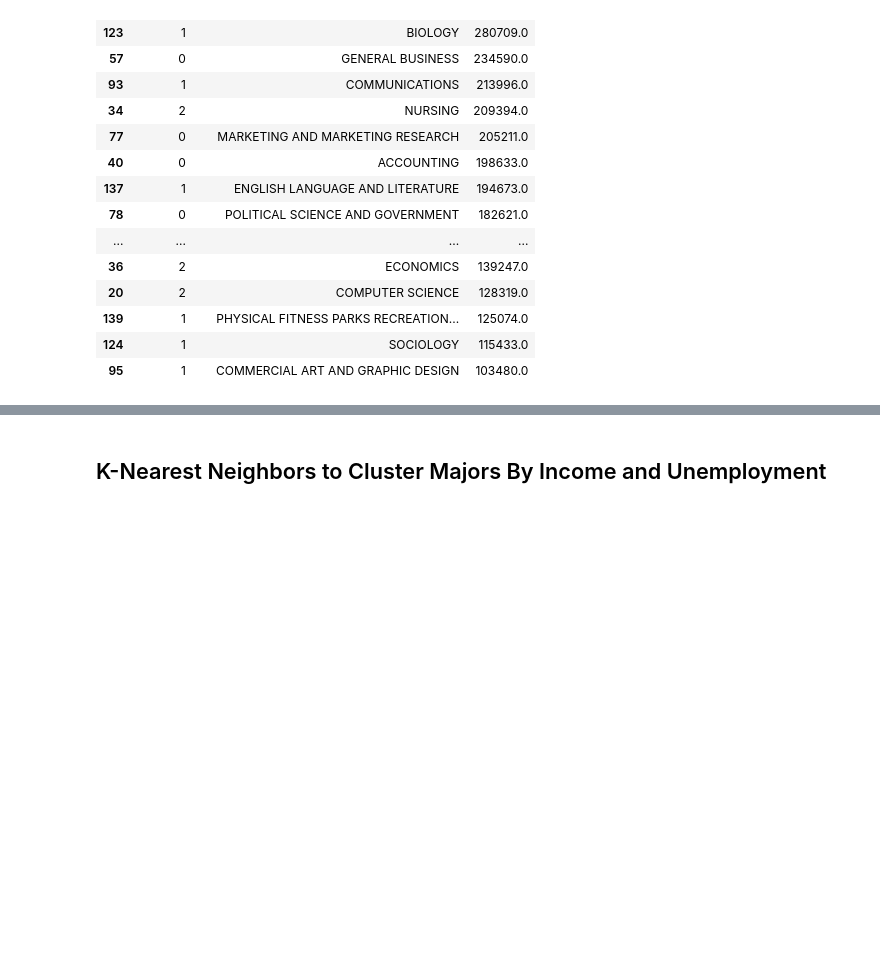
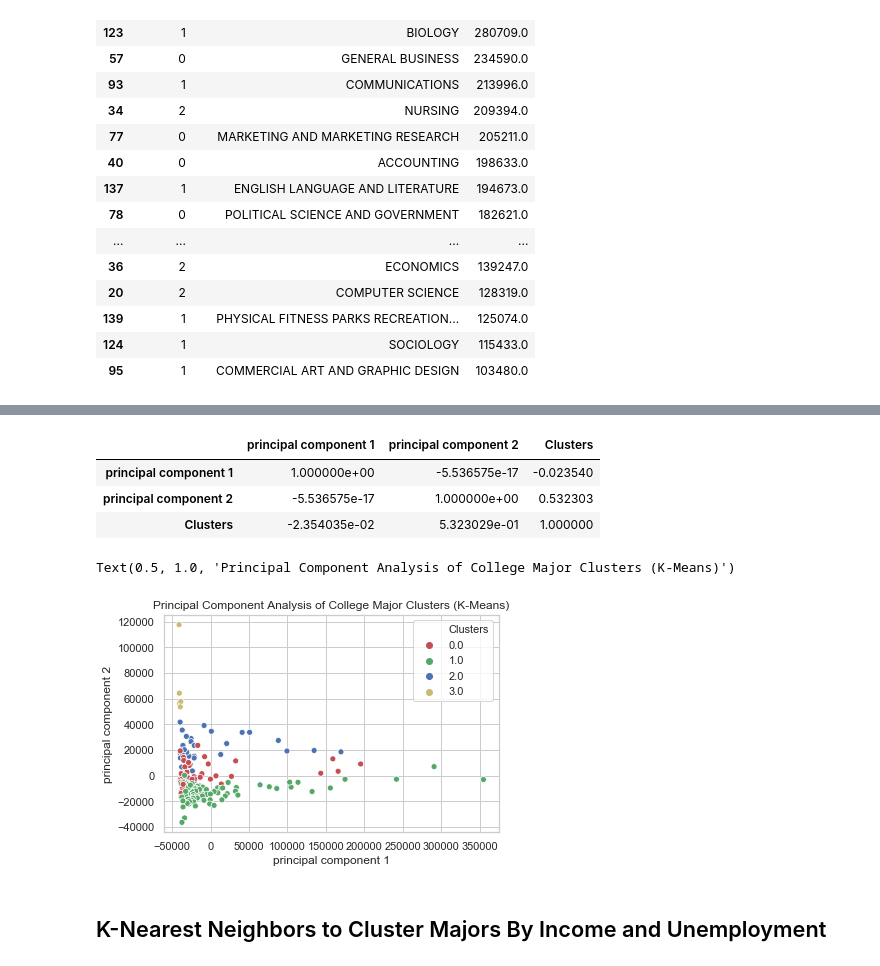
Before and after one commit to pscharfe/538-College-Majors-Analysis, a Jupyter notebook: clustering_college_majors.ipynb, the cells around one changed output, grey strips where cells are left out. Cells and saved outputs as stored; diff of their text form; code cells hidden in the pictures; blank space fills up the shorter version.

```diff
--- a/clustering_college_majors.ipynb
+++ b/clustering_college_majors.ipynb
@@ -887,0 +892,9 @@ KMeans_merge[['Clusters', 'Major', 'Total']].sort_values(by=['Total'], ascending
+# %%
+pca_kmeans = PCA(n_components=2)
+principalComponents_kmeans = pca_kmeans.fit_transform(KMeans_merge.drop('Major',axis=1))
+# %%
+principal_kmeans = pd.DataFrame(data = principalComponents_kmeans,
+                               columns = ['principal component 1', 'principal component 2'])
+# %%
+principal_kmeans.dropna(inplace=True)
+principal_kmeans['Clusters'] = KMeans_merge['Clusters'].astype(int)
@@ -887,0 +910,15 @@ KMeans_merge[['Clusters', 'Major', 'Total']].sort_values(by=['Total'], ascending
+# %%
+principal_kmeans.corr()
+# %% [output]
+|  | principal component 1 | principal component 2 | Clusters |
+| principal component 1 | 1.000000e+00 | -5.536575e-17 | -0.023540 |
+| principal component 2 | -5.536575e-17 | 1.000000e+00 | 0.532303 |
+| Clusters | -2.354035e-02 | 5.323029e-01 | 1.000000 |
+# %%
+kmeans_biplot = sns.scatterplot(x="principal component 1", y="principal component 2", hue="Clusters",
+              data=principal_kmeans, palette=['r','g','b','y'], legend='full')
+
+plt.title('Principal Component Analysis of College Major Clusters (K-Means)', fontsize=12)
+# %% [output]
+Text(0.5, 1.0, 'Principal Component Analysis of College Major Clusters (K-Means)')
+[figure, added]
```
Also changed, not shown: parts of 31 cells of this notebook.
